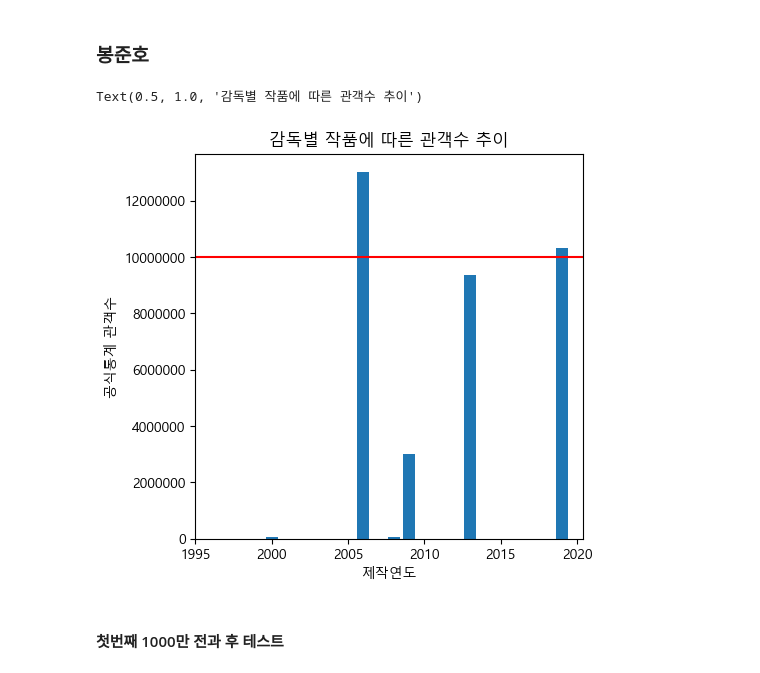
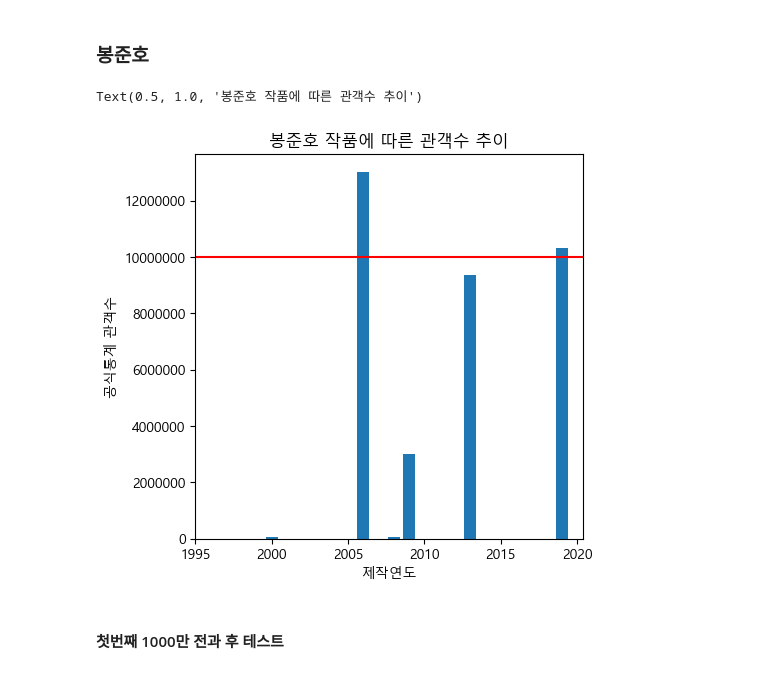
Before and after one commit to zarnits/10M_Movie, a Jupyter notebook: analysis/7__10Mdir__tak.ipynb, the cells around one changed output. Saved outputs shown, nothing was run; the diff lists cells and outputs as text; code cells hidden in the pictures.

```diff
--- a/analysis/7__10Mdir__tak.ipynb
+++ b/analysis/7__10Mdir__tak.ipynb
@@ -712,15 +798,15 @@ Text(0.5, 1.0, '감독별 작품에 따른 관객수 추이')
 # %%
 plt.figure(figsize = (5, 5))
 plt.bar(BongJoonho_final["제작연도"], BongJoonho_final["공식통계 관객수"])
 plt.xlabel("제작연도")
 plt.ylabel("공식통계 관객수")
 plt.axhline(y=10000000, color="r")
 plt.ticklabel_format(axis="y", style="plain")
 plt.xticks(range(1995, 2025, 5))
-plt.title("감독별 작품에 따른 관객수 추이")
+plt.title("봉준호 작품에 따른 관객수 추이")
 # %% [output]
-Text(0.5, 1.0, '감독별 작품에 따른 관객수 추이')
+Text(0.5, 1.0, '봉준호 작품에 따른 관객수 추이')
-[figure, old version]
+[figure, new version]
 # %% [markdown]
 #### 첫번째 1000만 전과 후 테스트
 # %%
```
Also changed, not shown: parts of 19 cells of this notebook.
